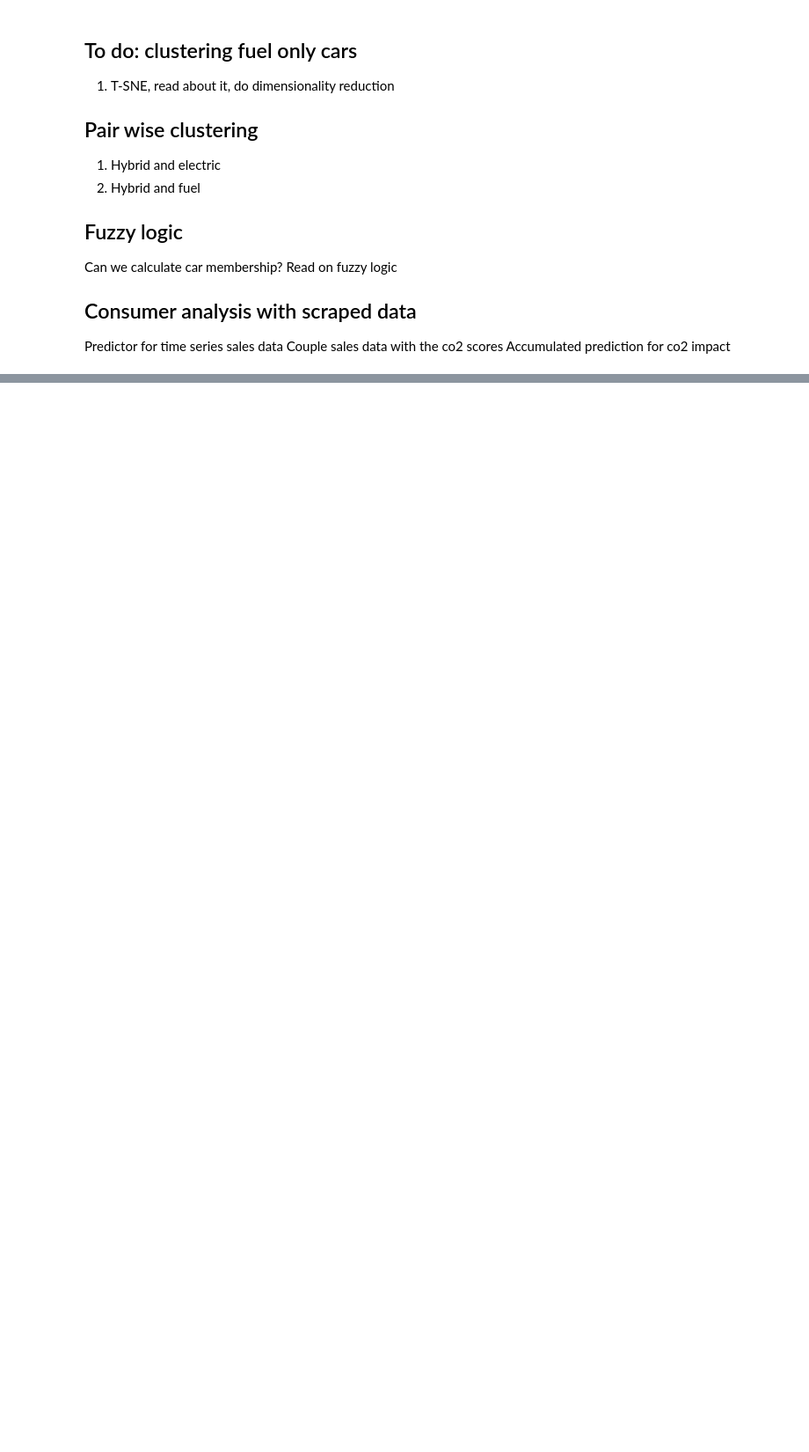
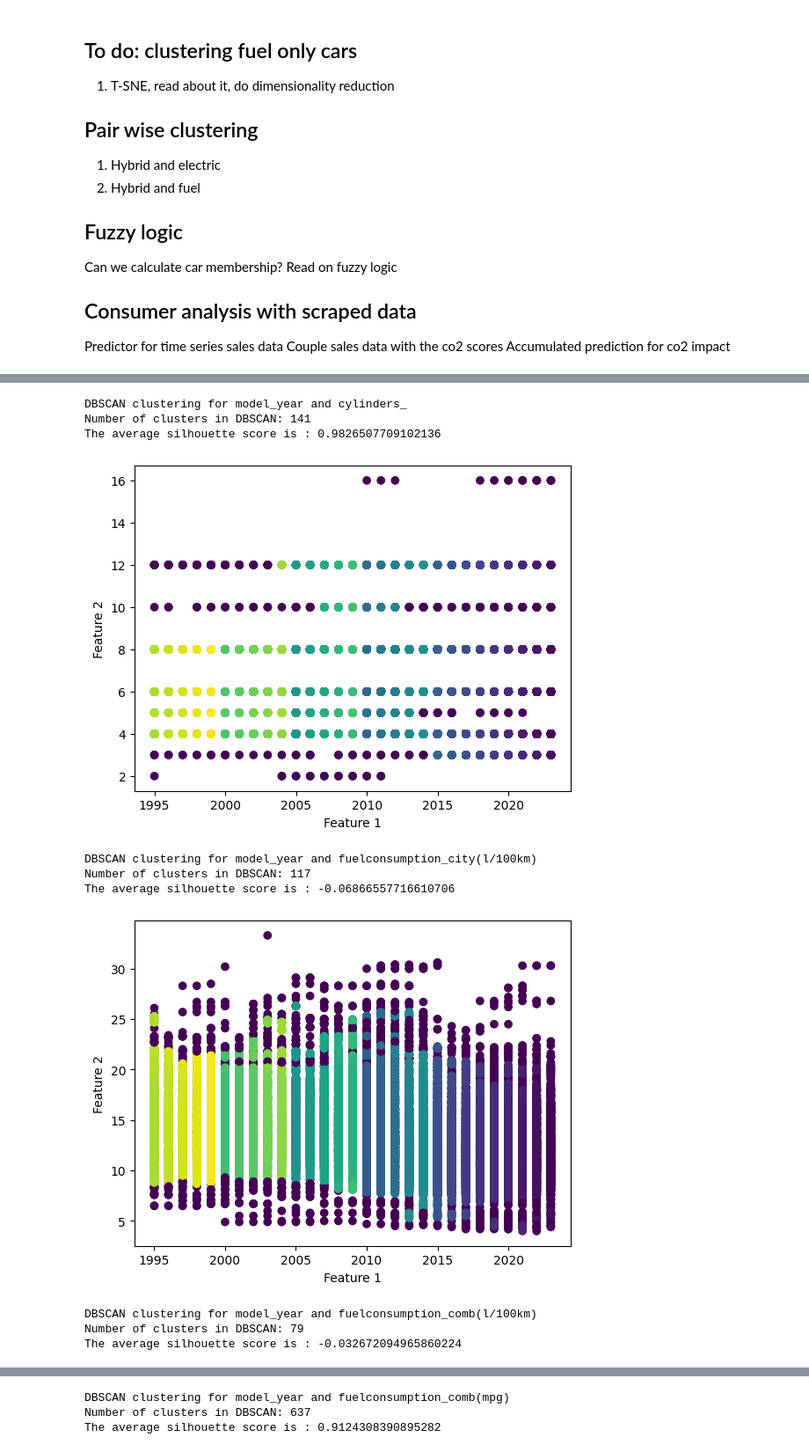
Before and after one commit to lfunderburk/machine-learning-capstone, a Jupyter notebook: notebooks/unsupervised-learning.ipynb, the cells around one changed output, grey strips where cells are left out. Shown: that part at 88% size. Cells and saved outputs as stored; diff of their text form; code cells hidden in the pictures; blank space fills up the shorter version.

```diff
--- a/notebooks/unsupervised-learning.ipynb
+++ b/notebooks/unsupervised-learning.ipynb
@@ -101,0 +226,42 @@ See the caveats in the documentation: https://pandas.pydata.org/pandas-docs/stab
+# %%
+# Define the parameters for DBSCAN clustering
+eps = 0.3
+min_samples = 10
+
+def generate_dbsca_plot(var1, var2):
+    print('DBSCAN clustering for', var1, 'and', var2)
+    # Perform DBSCAN clustering on the data
+    X = df[[var1,
+        var2]].values
+    cluster_labels, silhouette_avg = perform_dbscan(X, eps, min_samples)
+
+    # Print the silhouette score and number of clusters found
+    n_clusters = len(set(cluster_labels)) - (1 if -1 in cluster_labels else 0)
+    print('Number of clusters in DBSCAN:', n_clusters)
+    print('The average silhouette score is :', silhouette_avg)
+
+    # Plot the results of DBSCAN clustering
+    plot_dbscan(X, cluster_labels)
+
+generate_dbsca_plot('model_year', 'cylinders_')
+generate_dbsca_plot('model_year', 'fuelconsumption_city(l/100km)')
+generate_dbsca_plot('model_year', 'fuelconsumption_comb(l/100km)')
+generate_dbsca_plot('model_year', 'fuelconsumption_comb(mpg)')
+generate_dbsca_plot('cylinders_', 'fuelconsumption_city(l/100km)')
+generate_dbsca_plot('cylinders_', 'fuelconsumption_comb(l/100km)')
+generate_dbsca_plot('cylinders_', 'fuelconsumption_comb(mpg)')
+generate_dbsca_plot('fuelconsumption_city(l/100km)', 'fuelconsumption_comb(l/100km)')
+generate_dbsca_plot('fuelconsumption_city(l/100km)', 'fuelconsumption_comb(mpg)')
+generate_dbsca_plot('fuelconsumption_comb(l/100km)', 'fuelconsumption_comb(mpg)')
+# %% [output]
+DBSCAN clustering for model_year and cylinders_
+Number of clusters in DBSCAN: 141
+The average silhouette score is : 0.9826507709102136
+[figure, added]
+DBSCAN clustering for model_year and fuelconsumption_city(l/100km)
+Number of clusters in DBSCAN: 117
+The average silhouette score is : -0.06866557716610706
+[figure, added]
+DBSCAN clustering for model_year and fuelconsumption_comb(l/100km)
+Number of clusters in DBSCAN: 79
+The average silhouette score is : -0.032672094965860224
@@ -101,0 +269,3 @@ See the caveats in the documentation: https://pandas.pydata.org/pandas-docs/stab
+DBSCAN clustering for model_year and fuelconsumption_comb(mpg)
+Number of clusters in DBSCAN: 637
+The average silhouette score is : 0.9124308390895282
```
Also changed, not shown: parts of 14 cells of this notebook.
